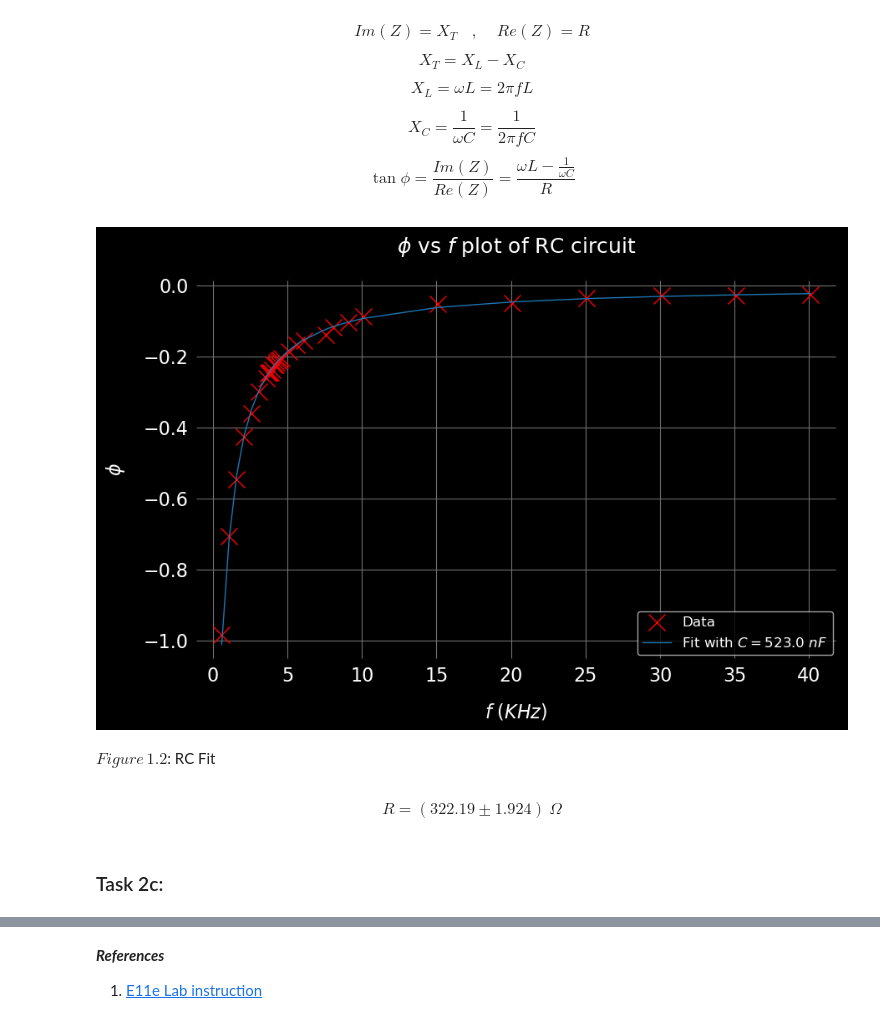
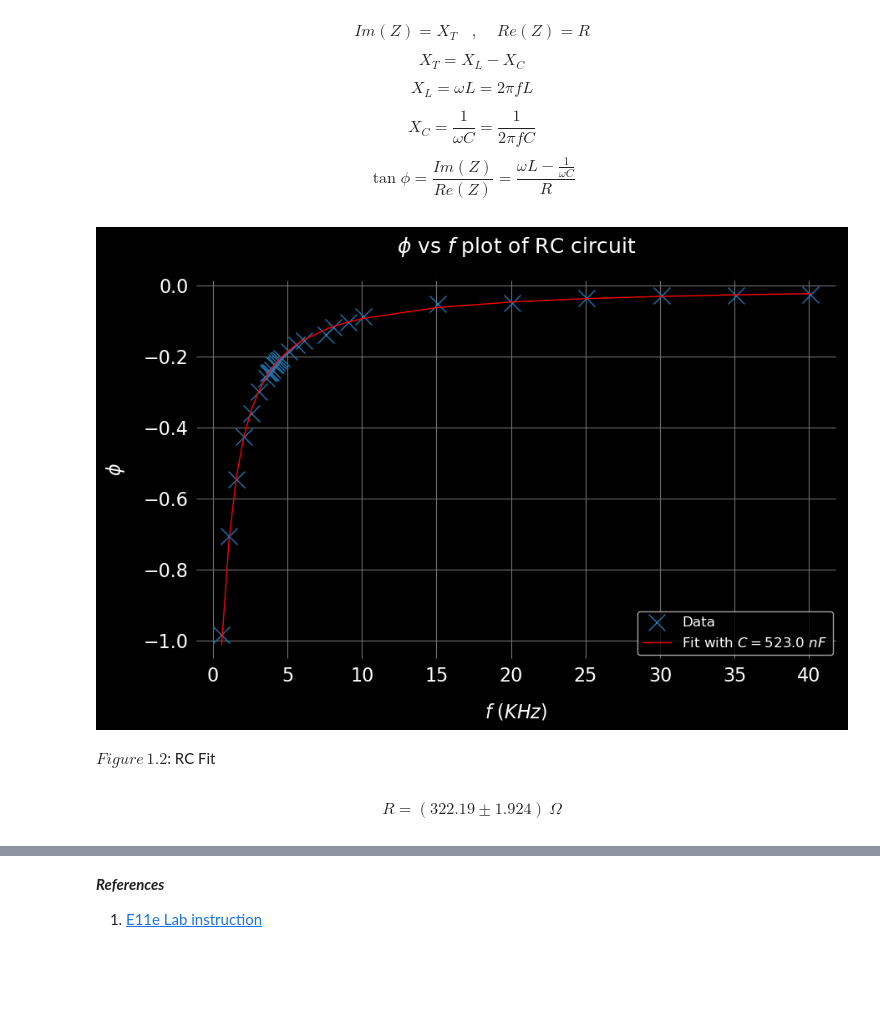
Before and after one commit to edhar98/Lab2, a Jupyter notebook: E11/E11e.ipynb, the cells around one changed output, grey strips where cells are left out. Drawn from its saved outputs; the diff is of its cells as text; code cells hidden in the pictures; blank space fills up the shorter version.

Commit message:
Task2 finished

```diff
--- a/E11/E11e.ipynb
+++ b/E11/E11e.ipynb
@@ -202,35 +202,33 @@ $$\tan{\phi} = \frac{Im(Z)}{Re(Z)} = \frac{\omega L - \frac{1}{\omega C}}{R} \la
 # %%
 C = 0.523e-6 # F
 u_C = 0.5e-9 # F
 u_f = 50 # Hz
 
 def phi(f, R):
     global C
     return np.arctan(-1/(2 * np.pi * f * C * R))
 
 x_data = f_l[0]*1e3 #(KHZ -> Hz)
 y_data = phi_l[0]
 [R_fit], cov_mat = curve_fit(phi,x_data,y_data, method='lm')
 y_fit = phi(x_data, R_fit)
 #tan_y_fit = tan_phi(x_data, R_fit, C_fit)
 #y_fit = np.arctan(tan_y_fit)
 u_R_fit = np.sqrt(cov_mat[0][0])
 #u_C_fit = np.sqrt(cov_mat[1][1])
 #print(R_fit, C_fit,L_fit, cov_mat)
-plt.plot(x_data*1e-3, y_data, 'rx', label='Data')  # Plot the data points
-plt.plot(x_data*1e-3, y_fit, '', label=f'Fit with $C={C*1e9:.1f} ~n F$')  # Plot the fitted curve
+plt.plot(x_data*1e-3, y_data, 'x', label='Data')  # Plot the data points
+plt.plot(x_data*1e-3, y_fit, 'r', label=f'Fit with $C={C*1e9:.1f} ~n F$')  # Plot the fitted curve
 
 plt.xlabel(r'$f$ ($KHz$)')
 plt.ylabel(r'$\phi$')
 plt.title('$\phi$ vs $f$ plot of RC circuit')
 plt.legend()
 plt.grid(True)
 plt.show()
 dy(Lx(r'$Figure\, 1.2 $: RC Fit'))
 dy(Lx(r'$$R = (%.2f \pm %.3f) ~\Omega$$' %(R_fit, u_R_fit)))
 # %% [output]
-[figure, old version]
+[figure, new version]
 $Figure\, 1.2 $: RC Fit
 $$R = (322.19 \pm 1.924) ~\Omega$$
-# %% [markdown]
-### Task 2c:
```
Also changed, not shown: parts of 13 cells of this notebook.
